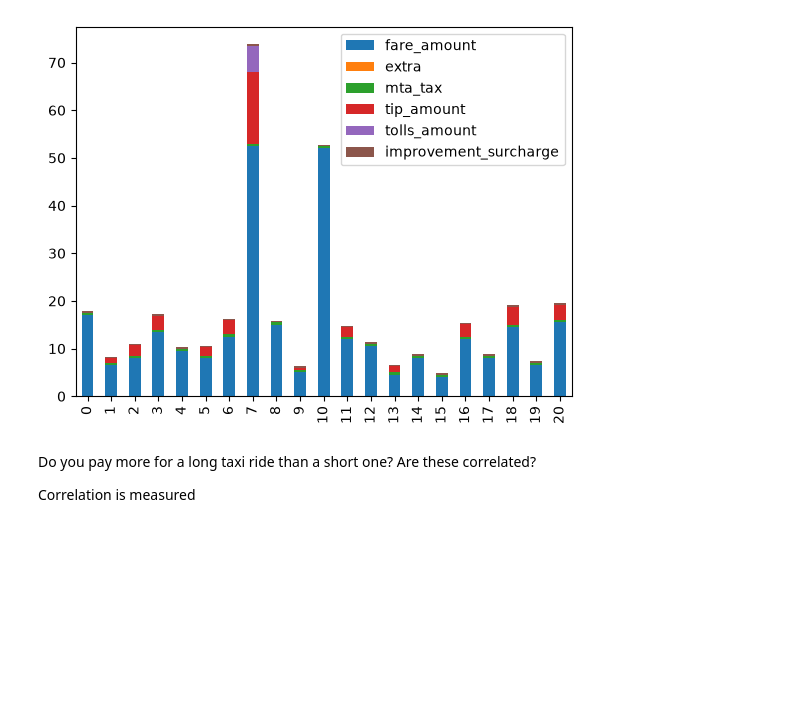
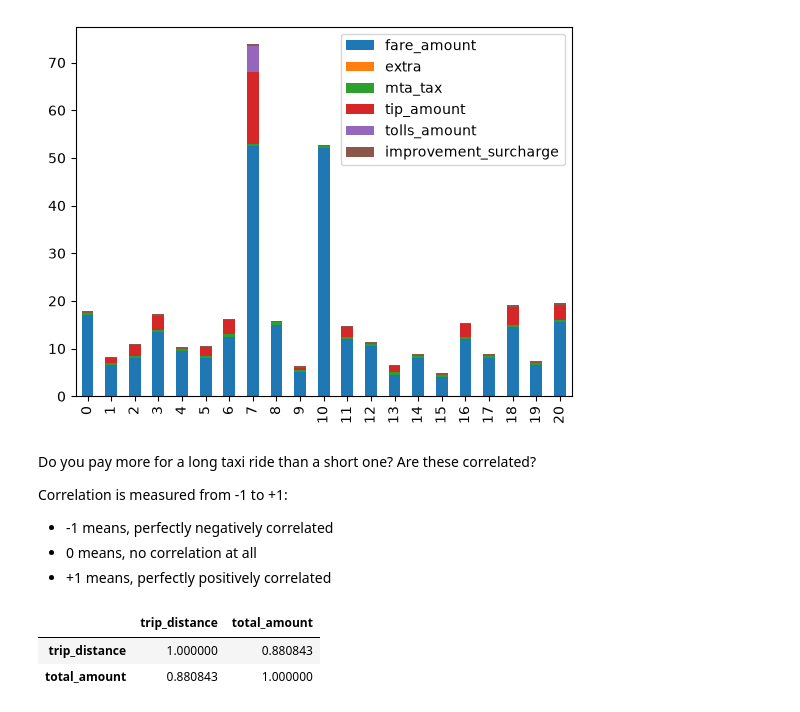
Before and after one commit to reuven/BDTMSD-Python-2026-07, a Jupyter notebook: BDTMSD-Python-2026-10-09.ipynb, the cells around one changed output. Saved outputs shown, nothing was run; the diff lists cells and outputs as text; code cells hidden in the pictures; blank space fills up the shorter version.

```diff
--- a/BDTMSD-Python-2026-10-09.ipynb
+++ b/BDTMSD-Python-2026-10-09.ipynb
@@ -575,4 +575,14 @@ df
 # %% [markdown]
 Do you pay more for a long taxi ride than a short one? Are these correlated?
 
-Correlation is measured
+Correlation is measured from -1 to +1:
+
+- -1 means, perfectly negatively correlated
+- 0 means, no correlation at all
+- +1 means, perfectly positively correlated
+# %%
+df[['trip_distance', 'total_amount']].corr()
+# %% [output]
+|  | trip_distance | total_amount |
+| trip_distance | 1.000000 | 0.880843 |
+| total_amount | 0.880843 | 1.000000 |
```
